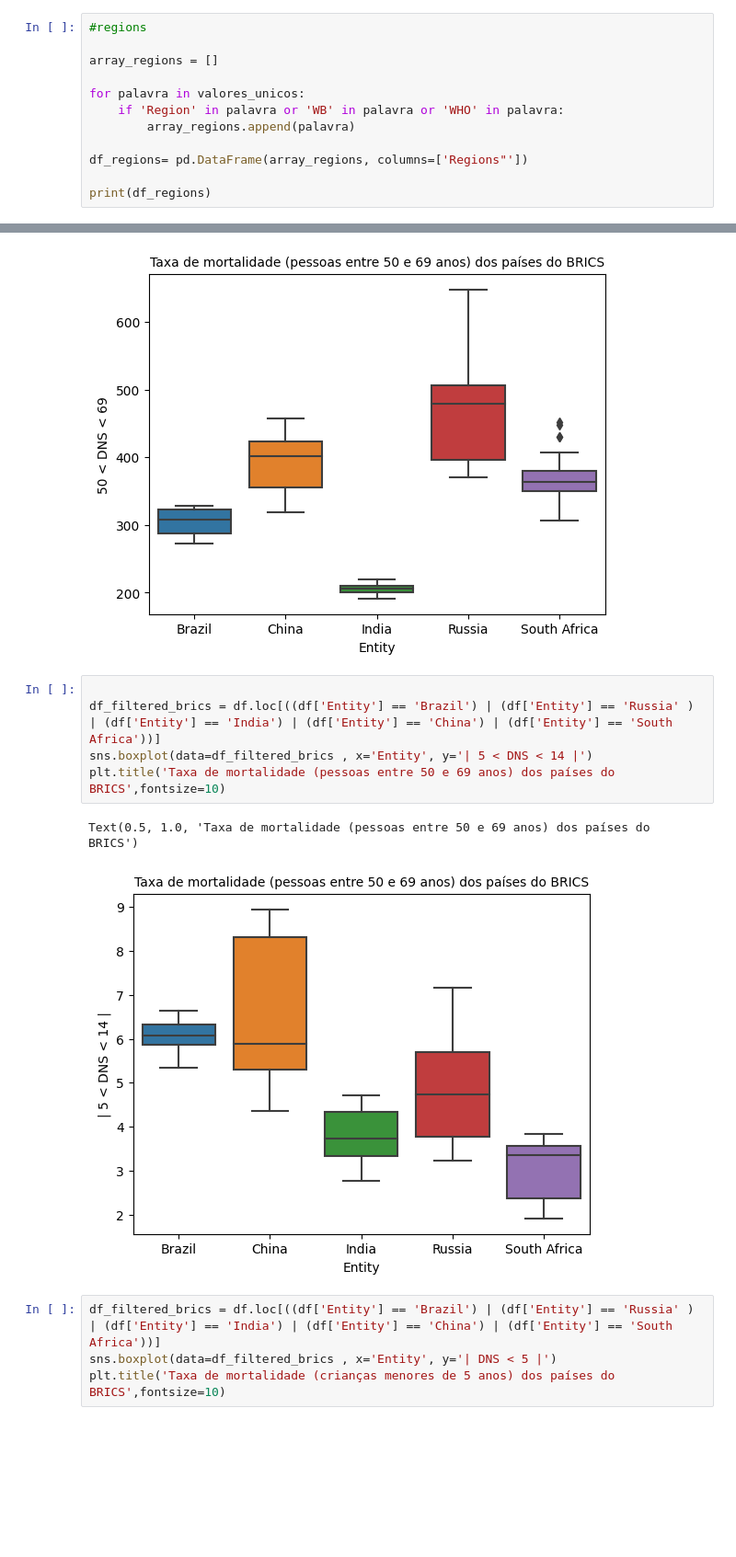
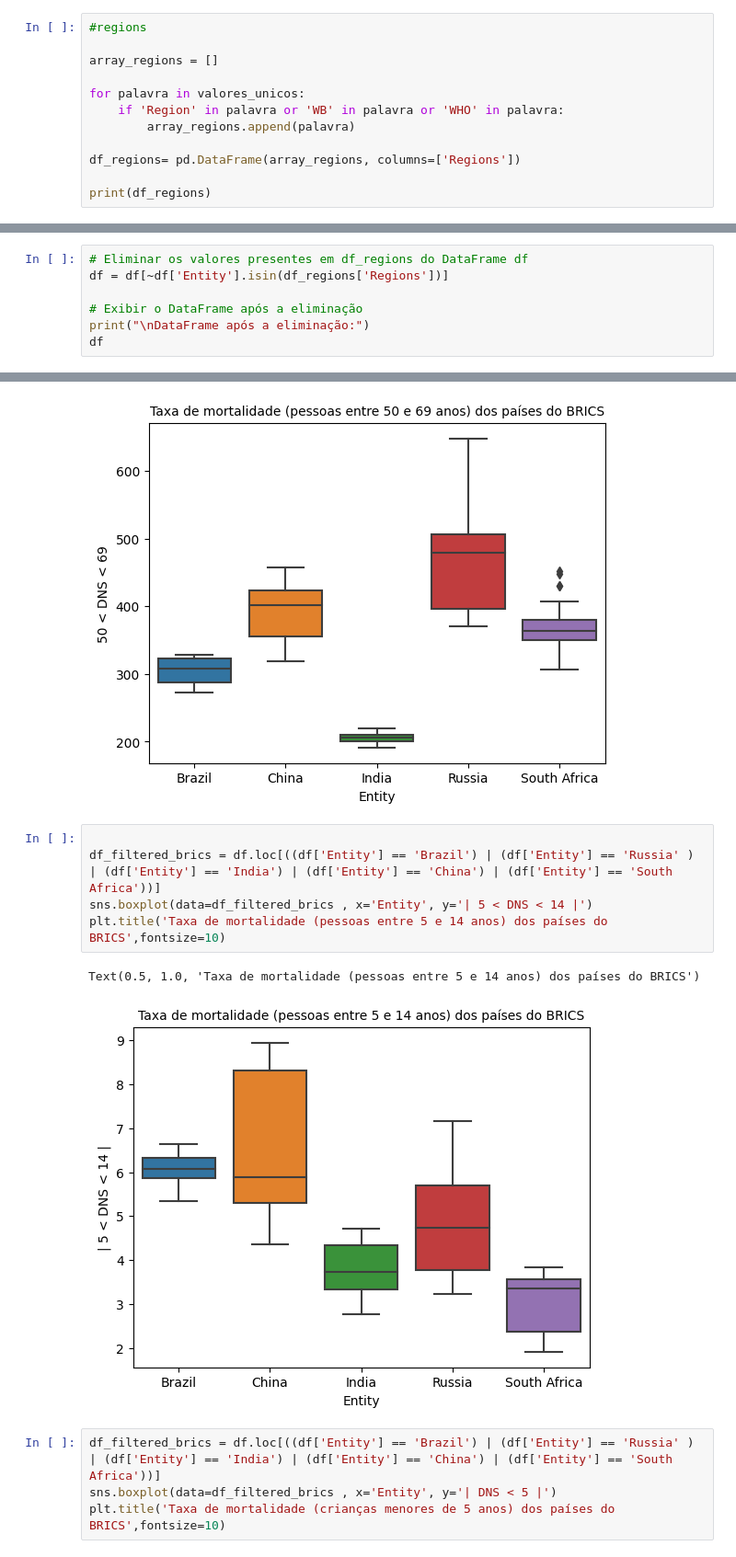
Before and after one commit to kamilyassis/Projeto-ICD, a Jupyter notebook: Teste-RelFinal-Projeto-ICD.ipynb, the cells around one changed output, grey strips where cells are left out. Shown at 92% size. Drawn from its saved outputs; the diff is of its cells as text; blank space fills up the shorter version.

```diff
--- a/Teste-RelFinal-Projeto-ICD.ipynb
+++ b/Teste-RelFinal-Projeto-ICD.ipynb
@@ -52,7 +64,7 @@ for palavra in valores_unicos:
     if 'Region' in palavra or 'WB' in palavra or 'WHO' in palavra:
         array_regions.append(palavra)
 
-df_regions= pd.DataFrame(array_regions, columns=['Regions"'])
+df_regions= pd.DataFrame(array_regions, columns=['Regions'])
 
 print(df_regions)
 # %% [output]
@@ -72,0 +99,7 @@ print(df_regions)
+# %%
+# Eliminar os valores presentes em df_regions do DataFrame df
+df = df[~df['Entity'].isin(df_regions['Regions'])]
+
+# Exibir o DataFrame após a eliminação
+print("\nDataFrame após a eliminação:")
+df
@@ -233,11 +358,11 @@ Text(0.5, 1.0, 'Taxa de mortalidade (pessoas entre 50 e 69 anos) dos países do
 # %%
 
 df_filtered_brics = df.loc[((df['Entity'] == 'Brazil') | (df['Entity'] == 'Russia' ) | (df['Entity'] == 'India') | (df['Entity'] == 'China') | (df['Entity'] == 'South Africa'))]
 sns.boxplot(data=df_filtered_brics , x='Entity', y='| 5 < DNS < 14 |')
-plt.title('Taxa de mortalidade (pessoas entre 50 e 69 anos) dos países do BRICS',fontsize=10)
+plt.title('Taxa de mortalidade (pessoas entre 5 e 14 anos) dos países do BRICS',fontsize=10)
 # %% [output]
-Text(0.5, 1.0, 'Taxa de mortalidade (pessoas entre 50 e 69 anos) dos países do BRICS')
+Text(0.5, 1.0, 'Taxa de mortalidade (pessoas entre 5 e 14 anos) dos países do BRICS')
-[figure, old version]
+[figure, new version]
 # %%
 df_filtered_brics = df.loc[((df['Entity'] == 'Brazil') | (df['Entity'] == 'Russia' ) | (df['Entity'] == 'India') | (df['Entity'] == 'China') | (df['Entity'] == 'South Africa'))]
 sns.boxplot(data=df_filtered_brics , x='Entity', y='| DNS < 5 |')
```
Also changed, not shown: parts of 43 cells of this notebook.
